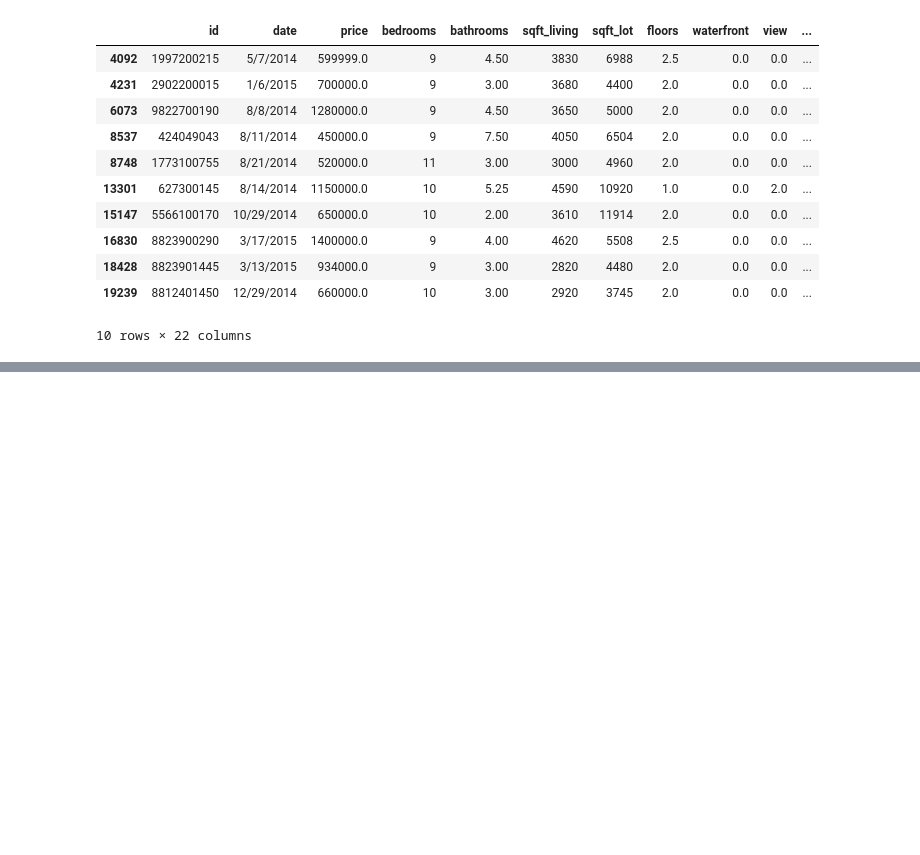
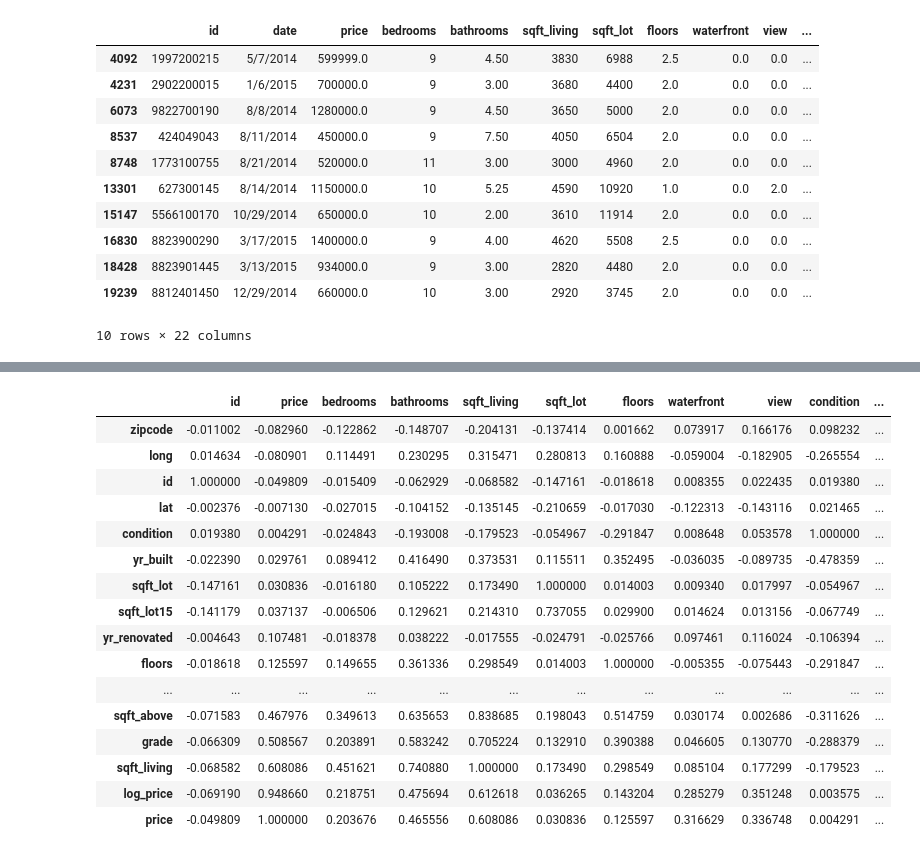
Before and after one commit to asval211/king_county_housing_data, a Jupyter notebook: notebooks/exploratory/pete/Pete_housing.ipynb, the cells around one changed output, grey strips where cells are left out. Cells and saved outputs as stored; diff of their text form; code cells hidden in the pictures; blank space fills up the shorter version.

```diff
--- a/notebooks/exploratory/pete/Pete_housing.ipynb
+++ b/notebooks/exploratory/pete/Pete_housing.ipynb
@@ -203,0 +235,20 @@ df.loc[df['bedrooms'] > 8]
+# %%
+mansions.corr().sort_values('price')
+# %% [output]
+|  | id | price | bedrooms | bathrooms | sqft_living | sqft_lot | floors | waterfront | view | condition | ... |
+| zipcode | -0.011002 | -0.082960 | -0.122862 | -0.148707 | -0.204131 | -0.137414 | 0.001662 | 0.073917 | 0.166176 | 0.098232 | ... |
+| long | 0.014634 | -0.080901 | 0.114491 | 0.230295 | 0.315471 | 0.280813 | 0.160888 | -0.059004 | -0.182905 | -0.265554 | ... |
+| id | 1.000000 | -0.049809 | -0.015409 | -0.062929 | -0.068582 | -0.147161 | -0.018618 | 0.008355 | 0.022435 | 0.019380 | ... |
+| lat | -0.002376 | -0.007130 | -0.027015 | -0.104152 | -0.135145 | -0.210659 | -0.017030 | -0.122313 | -0.143116 | 0.021465 | ... |
+| condition | 0.019380 | 0.004291 | -0.024843 | -0.193008 | -0.179523 | -0.054967 | -0.291847 | 0.008648 | 0.053578 | 1.000000 | ... |
+| yr_built | -0.022390 | 0.029761 | 0.089412 | 0.416490 | 0.373531 | 0.115511 | 0.352495 | -0.036035 | -0.089735 | -0.478359 | ... |
+| sqft_lot | -0.147161 | 0.030836 | -0.016180 | 0.105222 | 0.173490 | 1.000000 | 0.014003 | 0.009340 | 0.017997 | -0.054967 | ... |
+| sqft_lot15 | -0.141179 | 0.037137 | -0.006506 | 0.129621 | 0.214310 | 0.737055 | 0.029900 | 0.014624 | 0.013156 | -0.067749 | ... |
+| yr_renovated | -0.004643 | 0.107481 | -0.018378 | 0.038222 | -0.017555 | -0.024791 | -0.025766 | 0.097461 | 0.116024 | -0.106394 | ... |
+| floors | -0.018618 | 0.125597 | 0.149655 | 0.361336 | 0.298549 | 0.014003 | 1.000000 | -0.005355 | -0.075443 | -0.291847 | ... |
+| ... | ... | ... | ... | ... | ... | ... | ... | ... | ... | ... | ... |
+| sqft_above | -0.071583 | 0.467976 | 0.349613 | 0.635653 | 0.838685 | 0.198043 | 0.514759 | 0.030174 | 0.002686 | -0.311626 | ... |
+| grade | -0.066309 | 0.508567 | 0.203891 | 0.583242 | 0.705224 | 0.132910 | 0.390388 | 0.046605 | 0.130770 | -0.288379 | ... |
+| sqft_living | -0.068582 | 0.608086 | 0.451621 | 0.740880 | 1.000000 | 0.173490 | 0.298549 | 0.085104 | 0.177299 | -0.179523 | ... |
+| log_price | -0.069190 | 0.948660 | 0.218751 | 0.475694 | 0.612618 | 0.036265 | 0.143204 | 0.285279 | 0.351248 | 0.003575 | ... |
+| price | -0.049809 | 1.000000 | 0.203676 | 0.465556 | 0.608086 | 0.030836 | 0.125597 | 0.316629 | 0.336748 | 0.004291 | ... |
```
Also changed, not shown: parts of 7 cells of this notebook, 1 other file.
